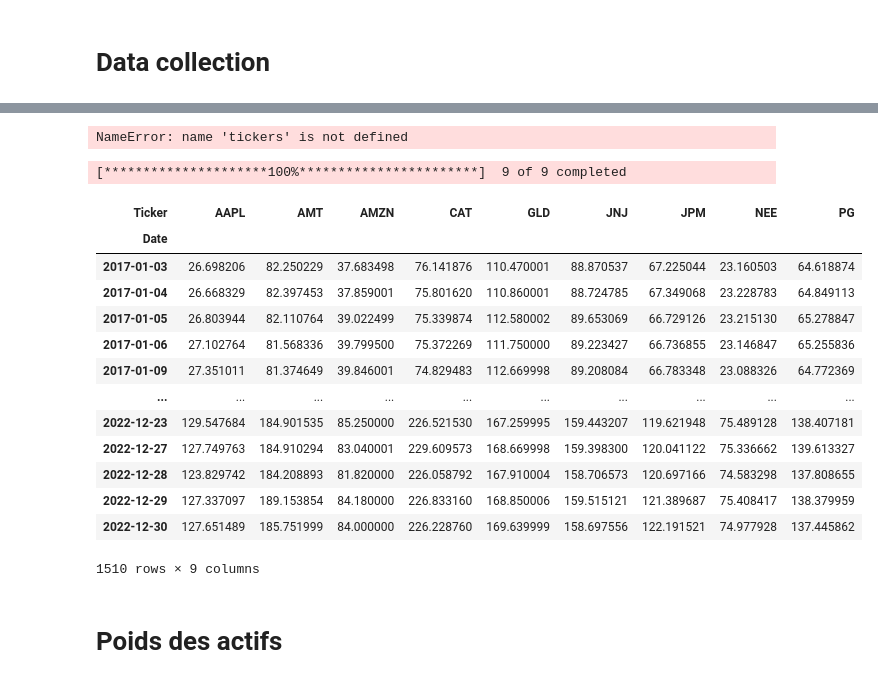
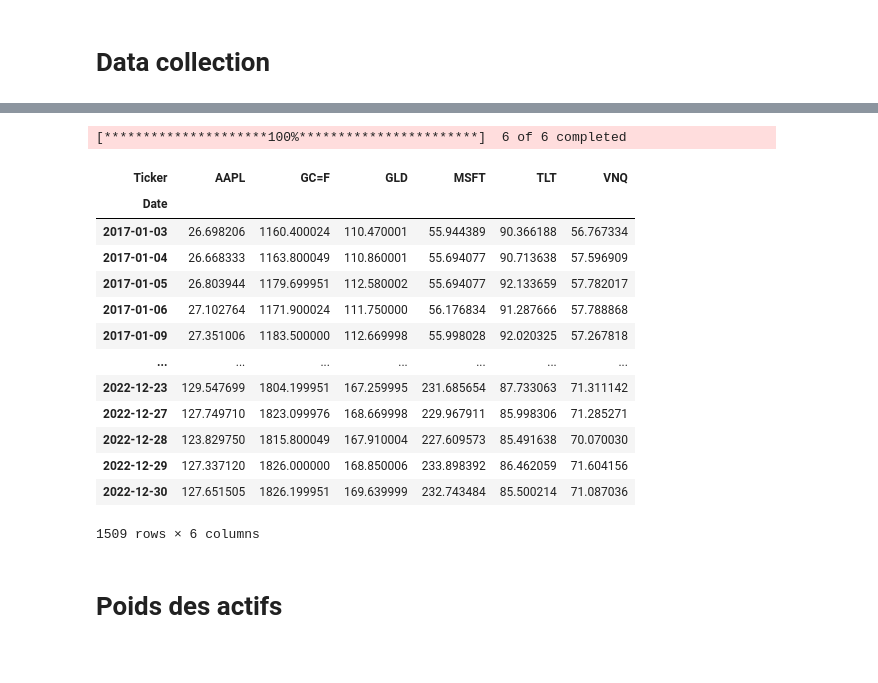
Before and after one commit to bilil-byte/Financial-Risk-project, a Jupyter notebook: notebook.ipynb, the cells around one changed output, grey strips where cells are left out. Saved outputs shown, nothing was run; the diff lists cells and outputs as text; code cells hidden in the pictures.

```diff
--- a/notebook.ipynb
+++ b/notebook.ipynb
@@ -30,31 +120,24 @@ You have entered the following tickers: ['aapl', 'nee', 'pg', 'jpm', 'amzn', 'ca
-# %%
-#tickers = [actif1, actif2, actif3, actif4, actif5, actif6]
-test = yf.download(tickers, start="2017-01-01", end="2023-01-01")['Close']
-test = test.dropna(axis=1, how='all')  # Drop columns with all NaN values
-print (test)
-# %% [output]
-NameError: name 'tickers' is not defined
 # %%
-tickers = ('AAPL', 'JPM','JNJ','AMZN','PG','NEE','CAT','AMT','GLD')
+#tickers = ('AAPL', 'JPM','JNJ','AMZN','PG','NEE','CAT','AMT','GLD')
 data = yf.download (tickers, start='2017-01-01', end='2023-01-01')['Close']
 data = pd.DataFrame(data).dropna()
 data
 # %% [output]
-[*********************100%***********************]  9 of 9 completed
+[*********************100%***********************]  6 of 6 completed
-| Ticker | AAPL | AMT | AMZN | CAT | GLD | JNJ | JPM | NEE | PG |
-| Date |  |  |  |  |  |  |  |  |  |
-| 2017-01-03 | 26.698206 | 82.250229 | 37.683498 | 76.141876 | 110.470001 | 88.870537 | 67.225044 | 23.160503 | 64.618874 |
-| 2017-01-04 | 26.668329 | 82.397453 | 37.859001 | 75.801620 | 110.860001 | 88.724785 | 67.349068 | 23.228783 | 64.849113 |
-| 2017-01-05 | 26.803944 | 82.110764 | 39.022499 | 75.339874 | 112.580002 | 89.653069 | 66.729126 | 23.215130 | 65.278847 |
-| 2017-01-06 | 27.102764 | 81.568336 | 39.799500 | 75.372269 | 111.750000 | 89.223427 | 66.736855 | 23.146847 | 65.255836 |
-| 2017-01-09 | 27.351011 | 81.374649 | 39.846001 | 74.829483 | 112.669998 | 89.208084 | 66.783348 | 23.088326 | 64.772369 |
-| ... | ... | ... | ... | ... | ... | ... | ... | ... | ... |
-| 2022-12-23 | 129.547684 | 184.901535 | 85.250000 | 226.521530 | 167.259995 | 159.443207 | 119.621948 | 75.489128 | 138.407181 |
-| 2022-12-27 | 127.749763 | 184.910294 | 83.040001 | 229.609573 | 168.669998 | 159.398300 | 120.041122 | 75.336662 | 139.613327 |
-| 2022-12-28 | 123.829742 | 184.208893 | 81.820000 | 226.058792 | 167.910004 | 158.706573 | 120.697166 | 74.583298 | 137.808655 |
-| 2022-12-29 | 127.337097 | 189.153854 | 84.180000 | 226.833160 | 168.850006 | 159.515121 | 121.389687 | 75.408417 | 138.379959 |
-| 2022-12-30 | 127.651489 | 185.751999 | 84.000000 | 226.228760 | 169.639999 | 158.697556 | 122.191521 | 74.977928 | 137.445862 |
+| Ticker | AAPL | GC=F | GLD | MSFT | TLT | VNQ |
+| Date |  |  |  |  |  |  |
+| 2017-01-03 | 26.698206 | 1160.400024 | 110.470001 | 55.944389 | 90.366188 | 56.767334 |
+| 2017-01-04 | 26.668333 | 1163.800049 | 110.860001 | 55.694077 | 90.713638 | 57.596909 |
+| 2017-01-05 | 26.803944 | 1179.699951 | 112.580002 | 55.694077 | 92.133659 | 57.782017 |
+| 2017-01-06 | 27.102764 | 1171.900024 | 111.750000 | 56.176834 | 91.287666 | 57.788868 |
+| 2017-01-09 | 27.351006 | 1183.500000 | 112.669998 | 55.998028 | 92.020325 | 57.267818 |
+| ... | ... | ... | ... | ... | ... | ... |
+| 2022-12-23 | 129.547699 | 1804.199951 | 167.259995 | 231.685654 | 87.733063 | 71.311142 |
+| 2022-12-27 | 127.749710 | 1823.099976 | 168.669998 | 229.967911 | 85.998306 | 71.285271 |
+| 2022-12-28 | 123.829750 | 1815.800049 | 167.910004 | 227.609573 | 85.491638 | 70.070030 |
+| 2022-12-29 | 127.337120 | 1826.000000 | 168.850006 | 233.898392 | 86.462059 | 71.604156 |
+| 2022-12-30 | 127.651505 | 1826.199951 | 169.639999 | 232.743484 | 85.500214 | 71.087036 |
-1510 rows × 9 columns
+1509 rows × 6 columns
 # %% [markdown]
 # Poids des actifs
 # %%
```
Also changed, not shown: parts of 5 cells of this notebook.
